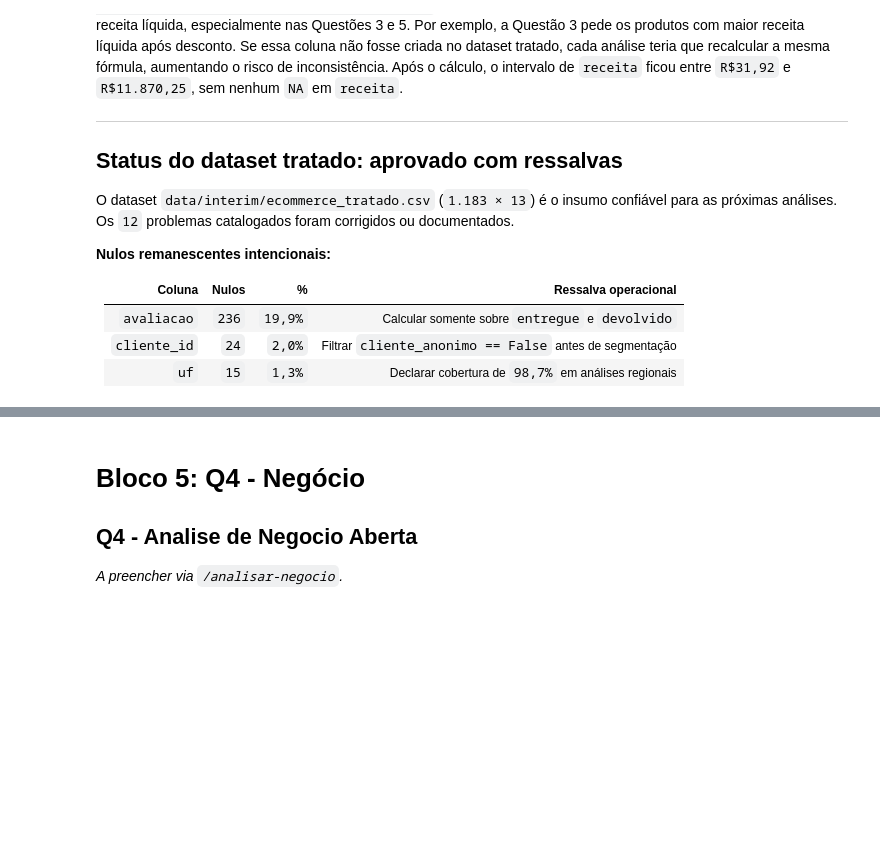
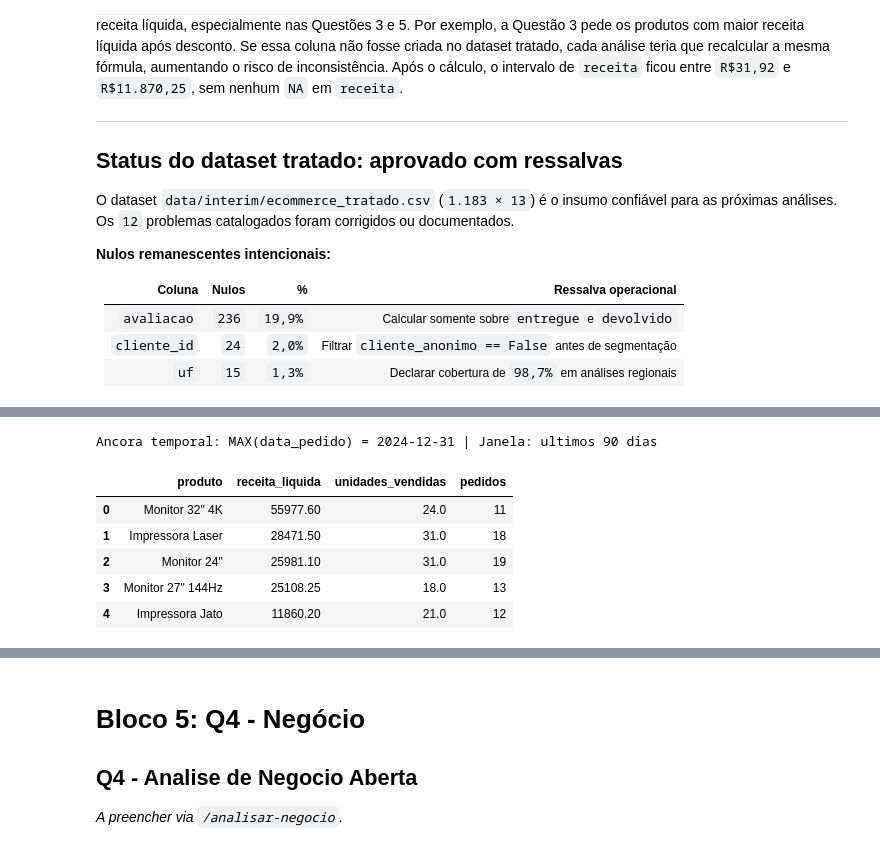
Before and after one commit to diogorblessa/projeto-analise-dados-DuckDB, a Jupyter notebook: notebooks/case_techshop.ipynb, the cells around one changed output, grey strips where cells are left out. Drawn from its saved outputs; the diff is of its cells as text; code cells hidden in the pictures; blank space fills up the shorter version.

```diff
--- a/notebooks/case_techshop.ipynb
+++ b/notebooks/case_techshop.ipynb
@@ -571,0 +646,20 @@ _A preencher via `/consultar-sql`._
+# %%
+# Q3 - Setup: conexao DuckDB in-memory reusada por todas as subquestoes
+con = duckdb.connect()
+con.register("vendas", df)
+
+# Q3.a - Top 5 produtos por receita liquida nos ultimos 90 dias
+sql_q3a = (SQL_DIR / "q3_a_top5_receita.sql").read_text(encoding="utf-8")
+top5_receita_90d = con.sql(sql_q3a).df()
+
+data_max = df["data_pedido"].max().date()
+print(f"Ancora temporal: MAX(data_pedido) = {data_max} | Janela: ultimos 90 dias")
+display(top5_receita_90d)
+# %% [output]
+Ancora temporal: MAX(data_pedido) = 2024-12-31 | Janela: ultimos 90 dias
+|  | produto | receita_liquida | unidades_vendidas | pedidos |
+| 0 | Monitor 32" 4K | 55977.60 | 24.0 | 11 |
+| 1 | Impressora Laser | 28471.50 | 31.0 | 18 |
+| 2 | Monitor 24" | 25981.10 | 31.0 | 19 |
+| 3 | Monitor 27" 144Hz | 25108.25 | 18.0 | 13 |
+| 4 | Impressora Jato | 11860.20 | 21.0 | 12 |
```
Also changed, not shown: parts of 12 cells of this notebook, 7 other files.
